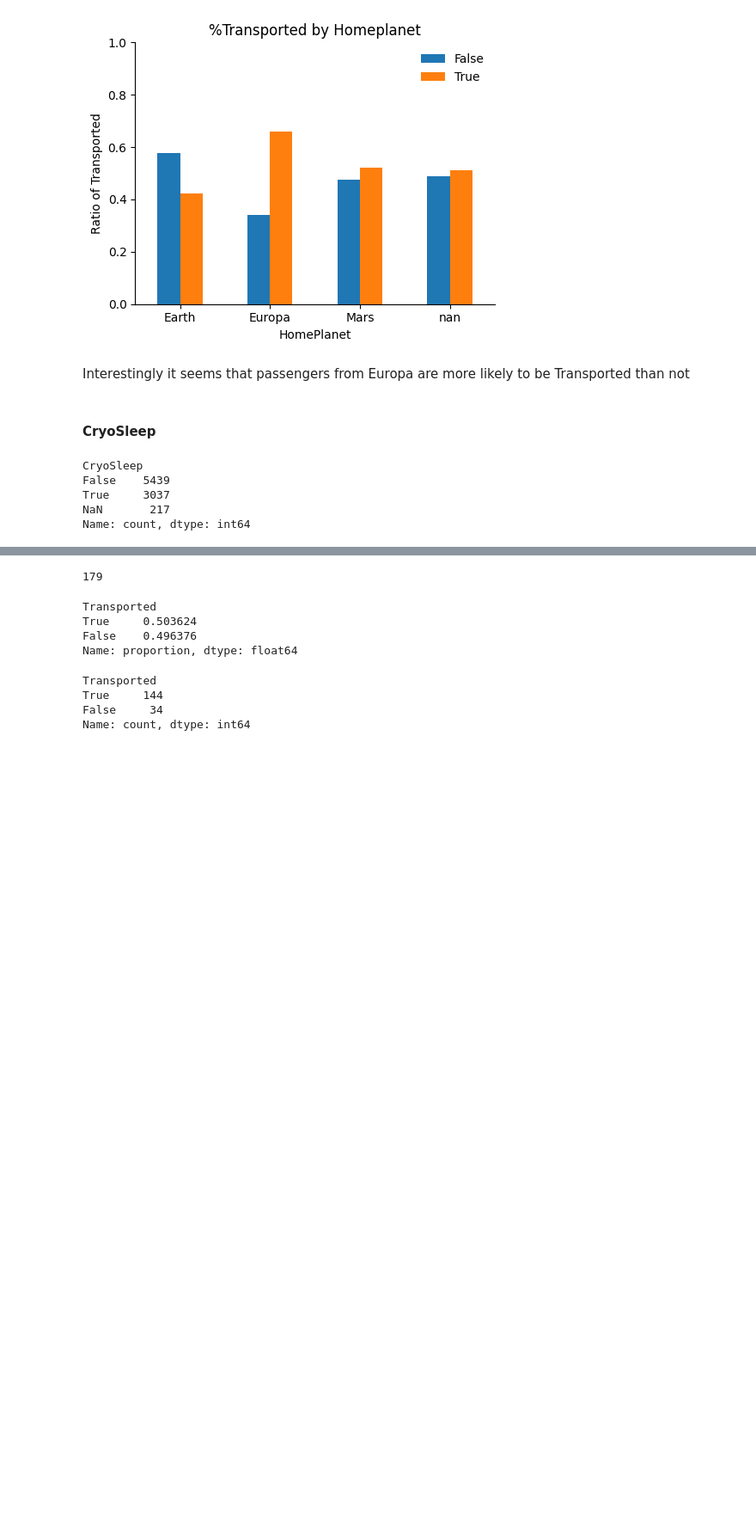
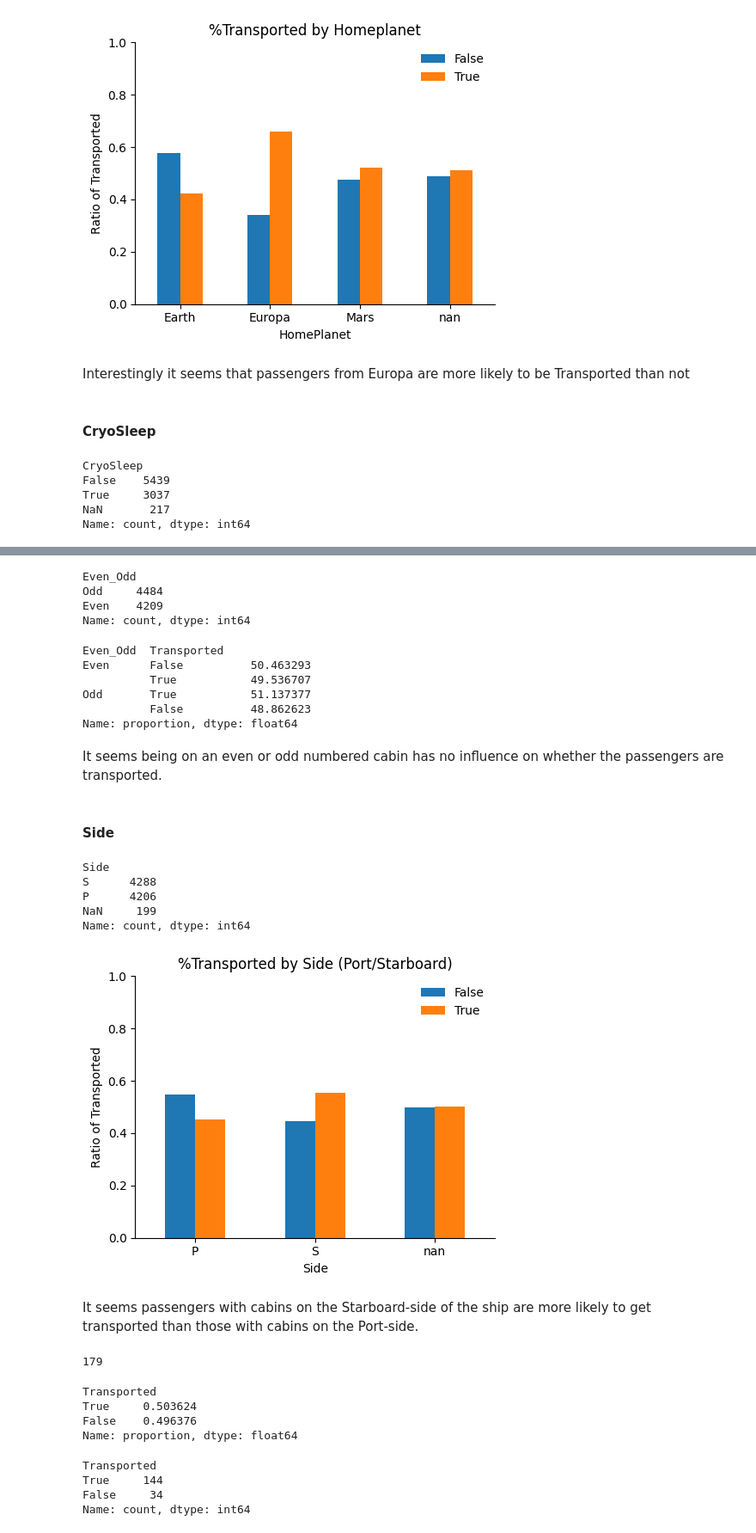
Before and after one commit to AJSDias/space_titanic, a Jupyter notebook: titanic_eda.ipynb, the cells around one changed output, grey strips where cells are left out. Shown: that part at 86% size. Saved outputs shown, nothing was run; the diff lists cells and outputs as text; code cells hidden in the pictures; blank space fills up the shorter version.

```diff
--- a/titanic_eda.ipynb
+++ b/titanic_eda.ipynb
@@ -203,3 +327,51 @@ Name: count, dtype: int64
+# %%
+# convert "Number" column to numeric
+data['Number'] = data['Number'].astype('Int64')
+# %%
+# create Even_Odd column based on whether the cabin number is even or odd
+data['Even_Odd'] = data['Number'].apply(lambda x: 'Odd' if x % 2 else 'Even')
+# %%
+data['Even_Odd'].value_counts(dropna=False)
+# %% [output]
+Even_Odd
+Odd     4484
+Even    4209
+Name: count, dtype: int64
+# %%
+data.groupby(by=['Even_Odd'],dropna=False).Transported.value_counts(dropna=False, normalize=True)*100
+# %% [output]
+Even_Odd  Transported
+Even      False          50.463293
+          True           49.536707
+Odd       True           51.137377
+          False          48.862623
+Name: proportion, dtype: float64
+# %% [markdown]
+It seems being on an even or odd numbered cabin has no influence on whether the passengers are transported.
+# %% [markdown]
+#### Side
+# %%
+data['Side'].value_counts(dropna=False)
+# %% [output]
+Side
+S      4288
+P      4206
+NaN     199
+Name: count, dtype: int64
+# %%
+data.groupby(by=['Side'],dropna=False).Transported.value_counts(dropna=False, normalize=True).unstack().plot.bar(rot=0, figsize=(5,4))
+plt.title('%Transported by Side (Port/Starboard)')
+
+plt.ylim(0,1)
+plt.ylabel('Ratio of Transported')
+
+plt.legend(frameon=False)
+sns.despine()
+plt.tight_layout()
+# %% [output]
+[figure, added]
+# %% [markdown]
+It seems passengers with cabins on the Starboard-side of the ship are more likely to get transported than those with cabins on the Port-side.
 # %%
 data['Age'].isna().sum()
 # %% [output]
```
Also changed, not shown: parts of 21 cells of this notebook.
